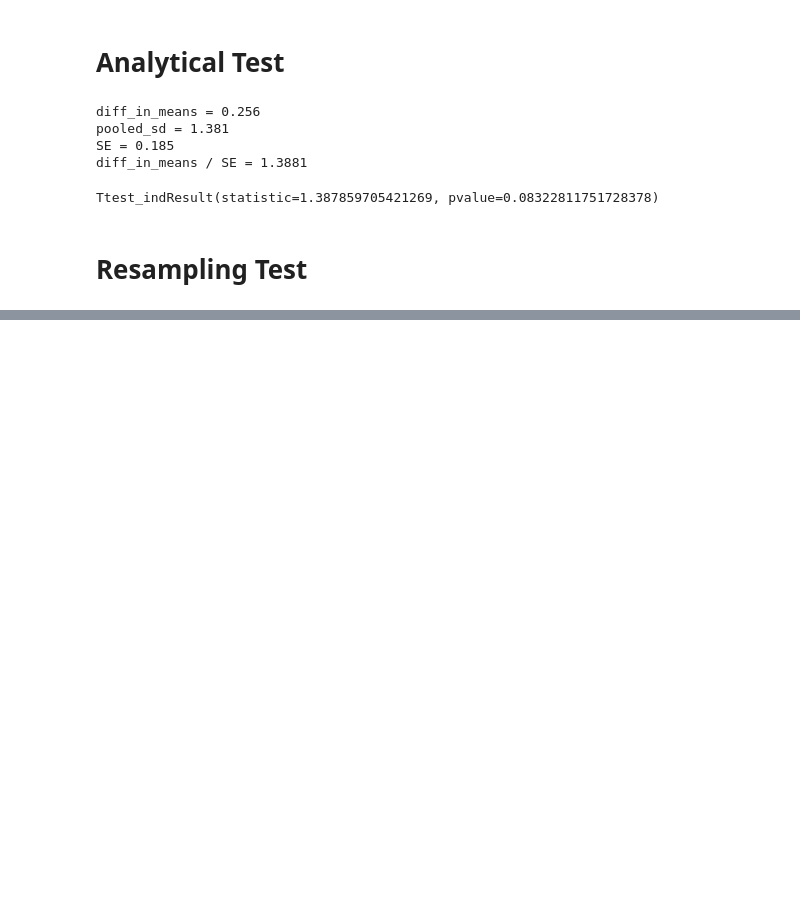
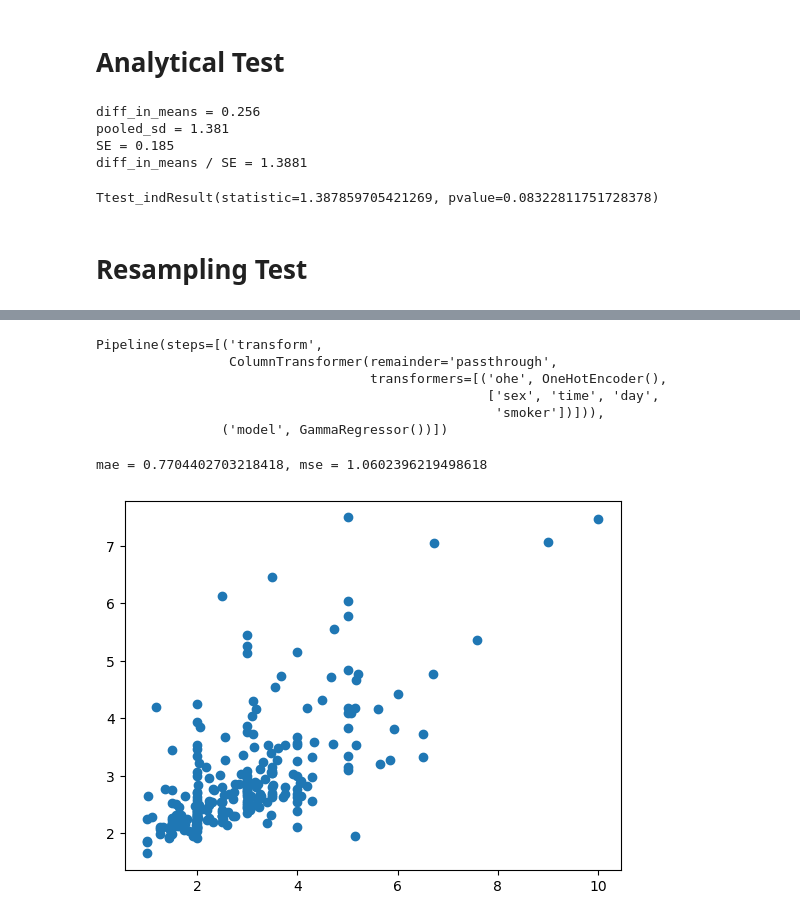
Before and after one commit to moritzwilksch/PythonPlayground, a Jupyter notebook: Statistics/resampling_test.ipynb, the cells around one changed output, grey strips where cells are left out. Cells and saved outputs as stored; diff of their text form; code cells hidden in the pictures; blank space fills up the shorter version.

```diff
--- a/Statistics/resampling_test.ipynb
+++ b/Statistics/resampling_test.ipynb
@@ -66,0 +90,32 @@ sns.kdeplot(diffs)
+# %%
+transformer = ColumnTransformer([
+    ("ohe", OneHotEncoder(), ["sex", "time", "day", "smoker"])
+], remainder="passthrough")
+
+pipeline = Pipeline([
+    ("transform", transformer),
+    ("model", GammaRegressor())
+    #("model", LinearRegression())
+])
+# %%
+pipeline.fit(df.drop("tip", axis=1), df["tip"])
+# %% [output]
+Pipeline(steps=[('transform',
+                 ColumnTransformer(remainder='passthrough',
+                                   transformers=[('ohe', OneHotEncoder(),
+                                                  ['sex', 'time', 'day',
+                                                   'smoker'])])),
+                ('model', GammaRegressor())])
+# %%
+from sklearn.metrics import mean_absolute_error, mean_squared_error
+
+preds = pipeline.predict(df.drop("tip", axis=1))
+
+mae = mean_absolute_error(df.tip, preds)
+mse = mean_squared_error(df.tip, preds)
+
+print(f"{mae = }, {mse = }")
+plt.scatter(df.tip, preds);
+# %% [output]
+mae = 0.7704402703218418, mse = 1.0602396219498618
+[figure, added]
```
Also changed, not shown: parts of 14 cells of this notebook.
